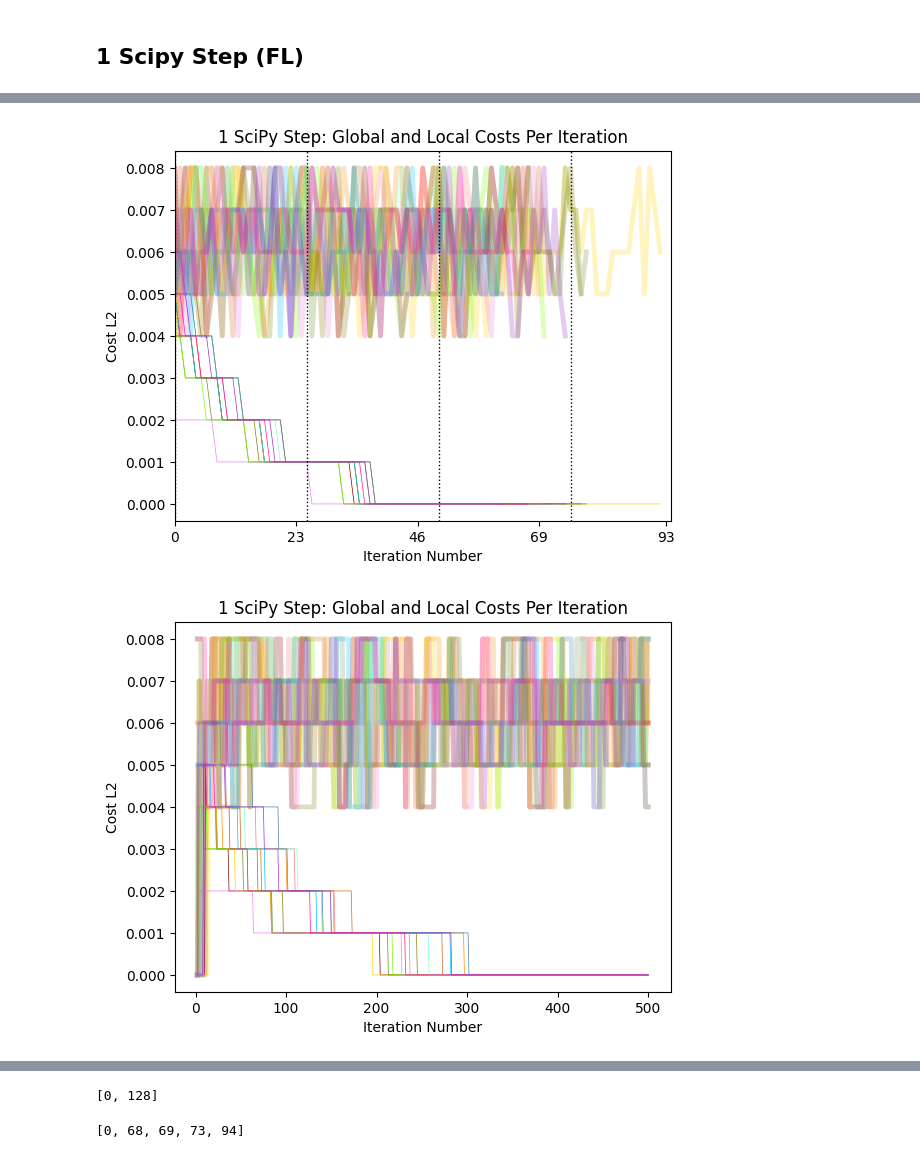
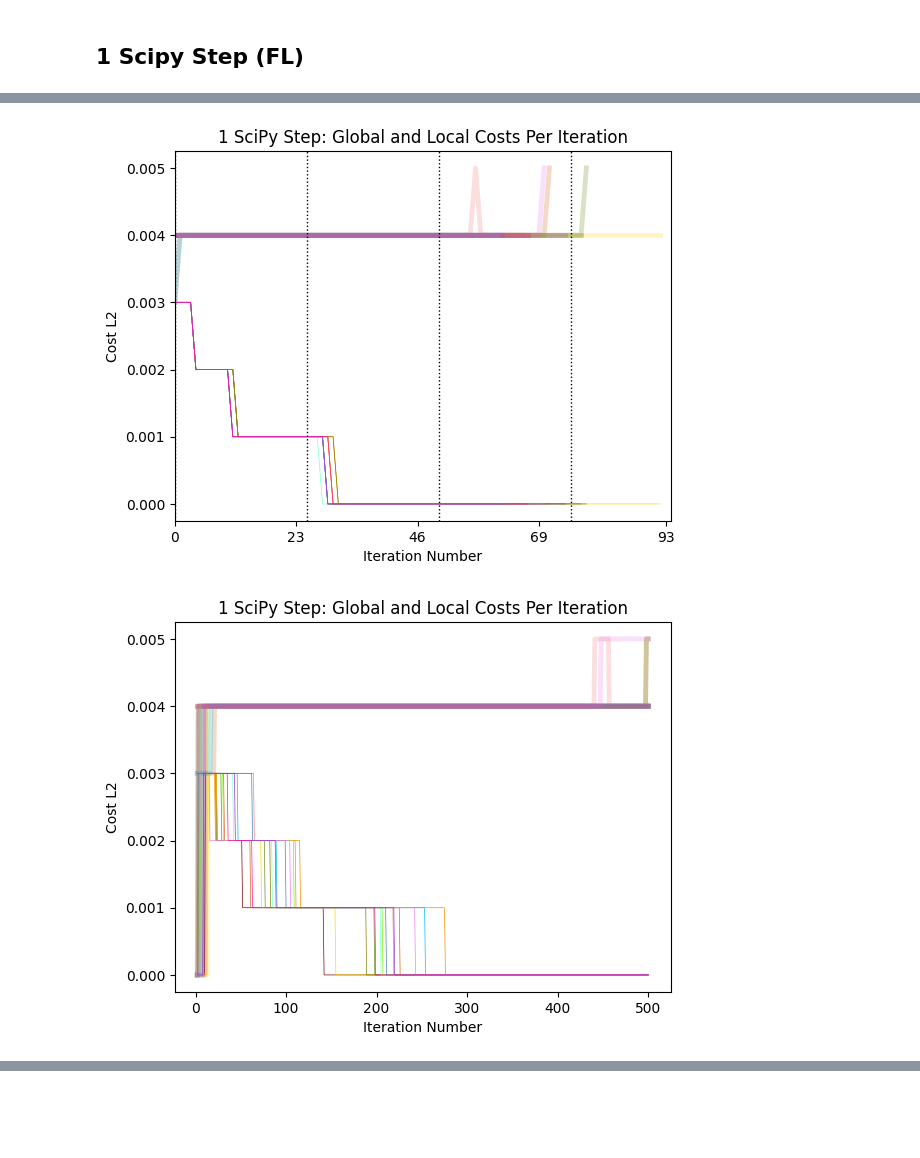
Before and after one commit to kdmalc/personalization-privacy-risk, a Jupyter notebook: 300_FL_Dec_Privacy.ipynb, the cells around one changed output, grey strips where cells are left out. Saved outputs shown, nothing was run; the diff lists cells and outputs as text; code cells hidden in the pictures; blank space fills up the shorter version.

```diff
--- a/300_FL_Dec_Privacy.ipynb
+++ b/300_FL_Dec_Privacy.ipynb
@@ -302,39 +324,39 @@ This one probably didn't do well since it has so little data to train on.  Each
 # %% [markdown]
 ## 1 Scipy Step (FL)
 # %%
-users_c1_1ss = [Client(i, cond1b1_AllInitDecs_list[i], 'EtaScipyMinStep', cond1b1_dict_list[i], 'streaming', delay_scaling=0, verbose=True) for i in range(14)]
+users_c1_1ss = [Client(i, D_0_7, 'EtaScipyMinStep', cond1b1_dict_list[i], 'streaming', delay_scaling=0, verbose=True) for i in range(14)]
 global_c1_1ss = Server(1, D_0_7, 'FedAvg', users_c1_1ss)
 
-big_loop_iters = 500
+big_loop_iters = 1000
 for i in range(big_loop_iters):
     global_c1_1ss.execute_FL_loop()
 
 print("(Current Local Round, Current Local Update)")
 for my_client in global_c1_1ss.all_clients:
     print((my_client.current_round, my_client.current_update))
 
 condensed_external_plotting(users_c1_1ss, 'local', custom_title='1 SciPy Step: Global and Local Costs Per Iteration')
 condensed_external_plotting(global_c1_1ss, 'global', show_update_change=False, custom_title='1 SciPy Step: Global and Local Costs Per Iteration')
 condensed_external_plotting(users_c1_1ss, 'local', dim_reduc_factor=1, plot_gradient=True, local_error=False, global_error=False, custom_title='DRF=1[Off]: GRADIENT')
 # %% [output]
 Client 1: New update after lrt passed: (new update, current global round, current local round): (11, 0, 25)
 
 Client 1: New update after lrt passed: (new update, current global round, current local round): (12, 0, 50)
 
 (Current Local Round, Current Local Update)
 (67, 12)
 (68, 12)
 (72, 12)
 (70, 12)
 (93, 13)
 (78, 13)
 (79, 13)
 (71, 12)
 (62, 12)
 (63, 12)
 (63, 12)
 (71, 12)
 (75, 13)
 (68, 12)
-[figure, old version]
+[figure, new version]
-[figure, old version]
+[figure, new version]
@@ -373,21 +397,0 @@ for i in range(num_updates_left):
-# %%
-max_running_length = [0]
-for my_user in [users_c1_1ss, users_c2_1ss, users_c3_1ss, users_c4_1ss, users_c5_1ss, users_c6_1ss, users_c7_1ss, users_c8_1ss]:
-    for idx in range(num_participants):
-        for my_dec in my_user[idx].dec_log:
-            if len(np.ravel(my_dec)) > max_running_length[-1]:
-                max_running_length.append(len(np.ravel(my_dec)))
-
-max_running_length
-# %% [output]
-[0, 128]
-# %%
-max_running_dec_log_length = [0]
-for my_user in [users_c1_1ss, users_c2_1ss, users_c3_1ss, users_c4_1ss, users_c5_1ss, users_c6_1ss, users_c7_1ss, users_c8_1ss]:
-    for idx in range(num_participants):
-        if len(my_user[idx].dec_log) > max_running_dec_log_length[-1]:
-            max_running_dec_log_length.append(len(my_user[idx].dec_log))
-
-max_running_dec_log_length
-# %% [output]
-[0, 68, 69, 73, 94]
```
Also changed, not shown: parts of 25 cells of this notebook, 4 other files.
